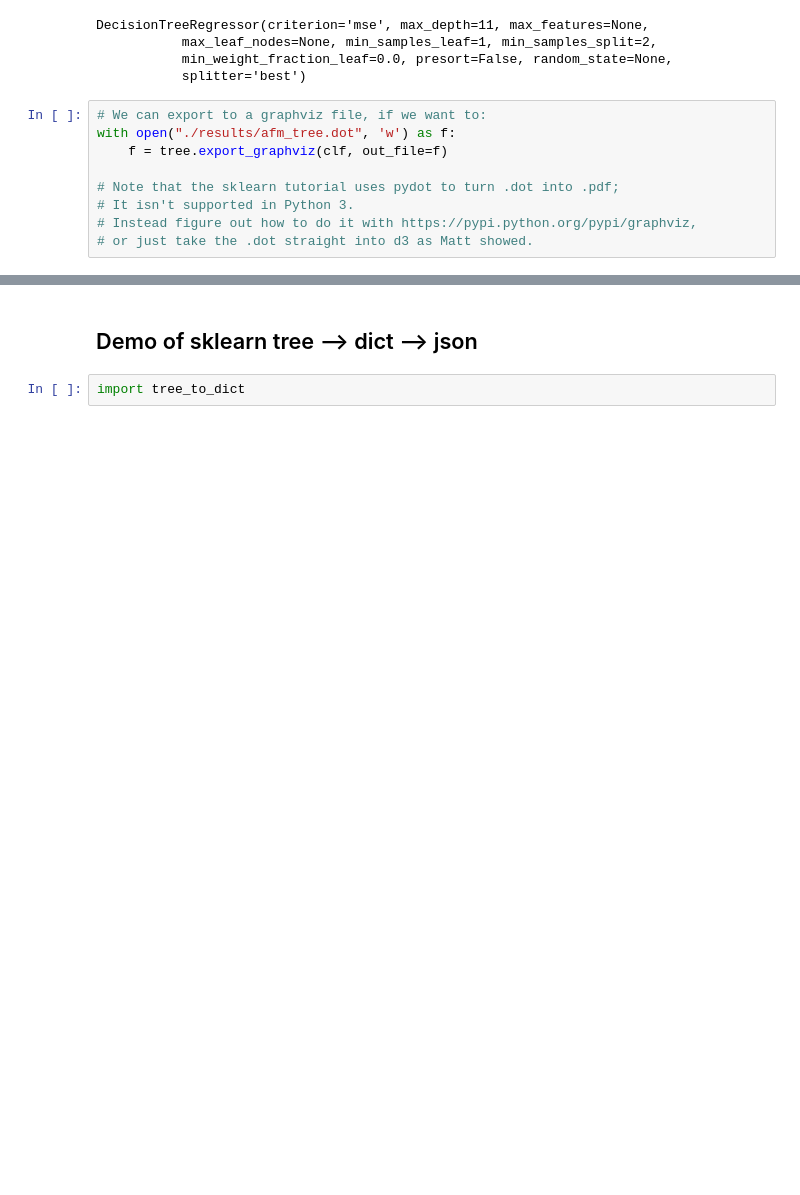
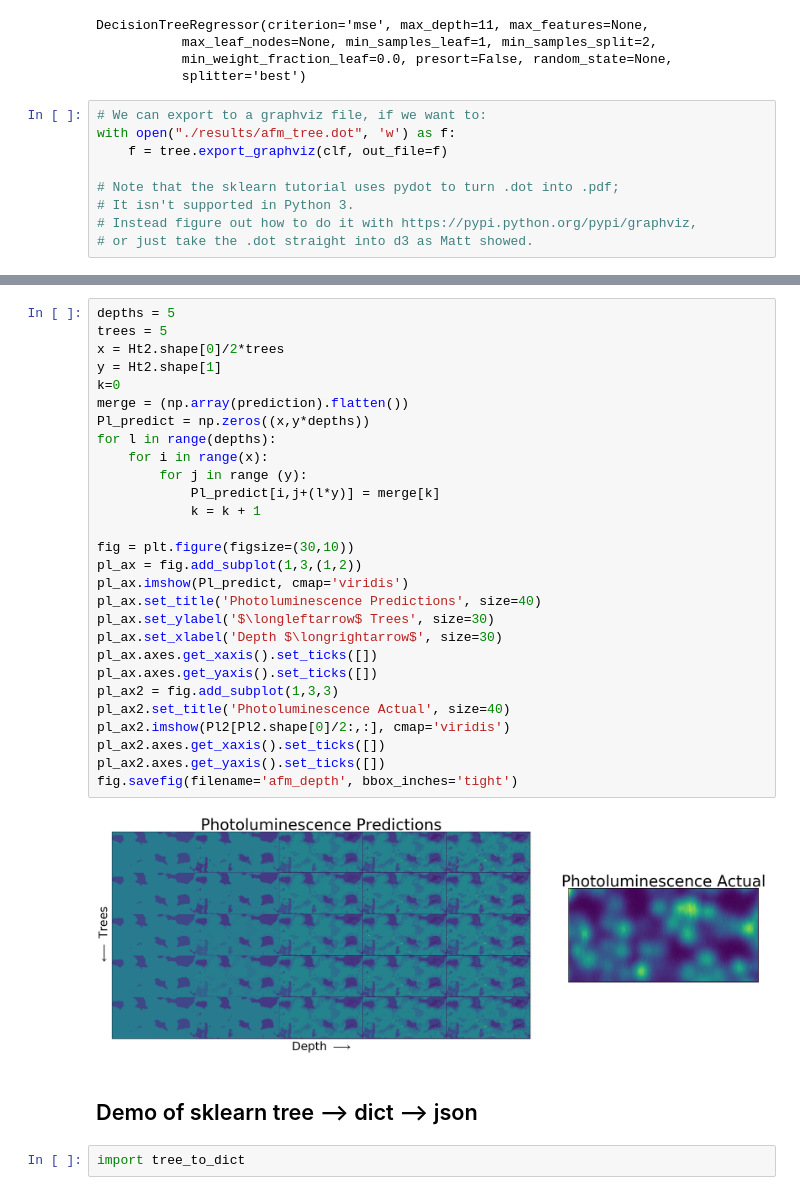
Before and after one commit to CSE512-16S/fp-wesleybeckner-mdmurbach-janetmatsen, a Jupyter notebook: python/Demo--tree_conversion_to_json.ipynb, the cells around one changed output, grey strips where cells are left out. Drawn from its saved outputs; the diff is of its cells as text; blank space fills up the shorter version.

```diff
--- a/python/Demo--tree_conversion_to_json.ipynb
+++ b/python/Demo--tree_conversion_to_json.ipynb
@@ -82,3 +158,33 @@ with open("./results/afm_tree.dot", 'w') as f:
+# %%
+depths = 5
+trees = 5
+x = Ht2.shape[0]/2*trees
+y = Ht2.shape[1]
+k=0
+merge = (np.array(prediction).flatten())
+Pl_predict = np.zeros((x,y*depths))
+for l in range(depths):
+    for i in range(x):
+        for j in range (y):
+            Pl_predict[i,j+(l*y)] = merge[k]
+            k = k + 1
+
+fig = plt.figure(figsize=(30,10))
+pl_ax = fig.add_subplot(1,3,(1,2))
+pl_ax.imshow(Pl_predict, cmap='viridis')
+pl_ax.set_title('Photoluminescence Predictions', size=40)
+pl_ax.set_ylabel('$\longleftarrow$ Trees', size=30)
+pl_ax.set_xlabel('Depth $\longrightarrow$', size=30)
+pl_ax.axes.get_xaxis().set_ticks([])
+pl_ax.axes.get_yaxis().set_ticks([])
+pl_ax2 = fig.add_subplot(1,3,3)
+pl_ax2.set_title('Photoluminescence Actual', size=40)
+pl_ax2.imshow(Pl2[Pl2.shape[0]/2:,:], cmap='viridis')
+pl_ax2.axes.get_xaxis().set_ticks([])
+pl_ax2.axes.get_yaxis().set_ticks([])
+fig.savefig(filename='afm_depth', bbox_inches='tight')
+# %% [output]
+[figure, added]
 # %% [markdown]
 ## Demo of sklearn tree --> dict --> json
 # %%
```
Also changed, not shown: parts of 7 cells of this notebook, 7 other files.
